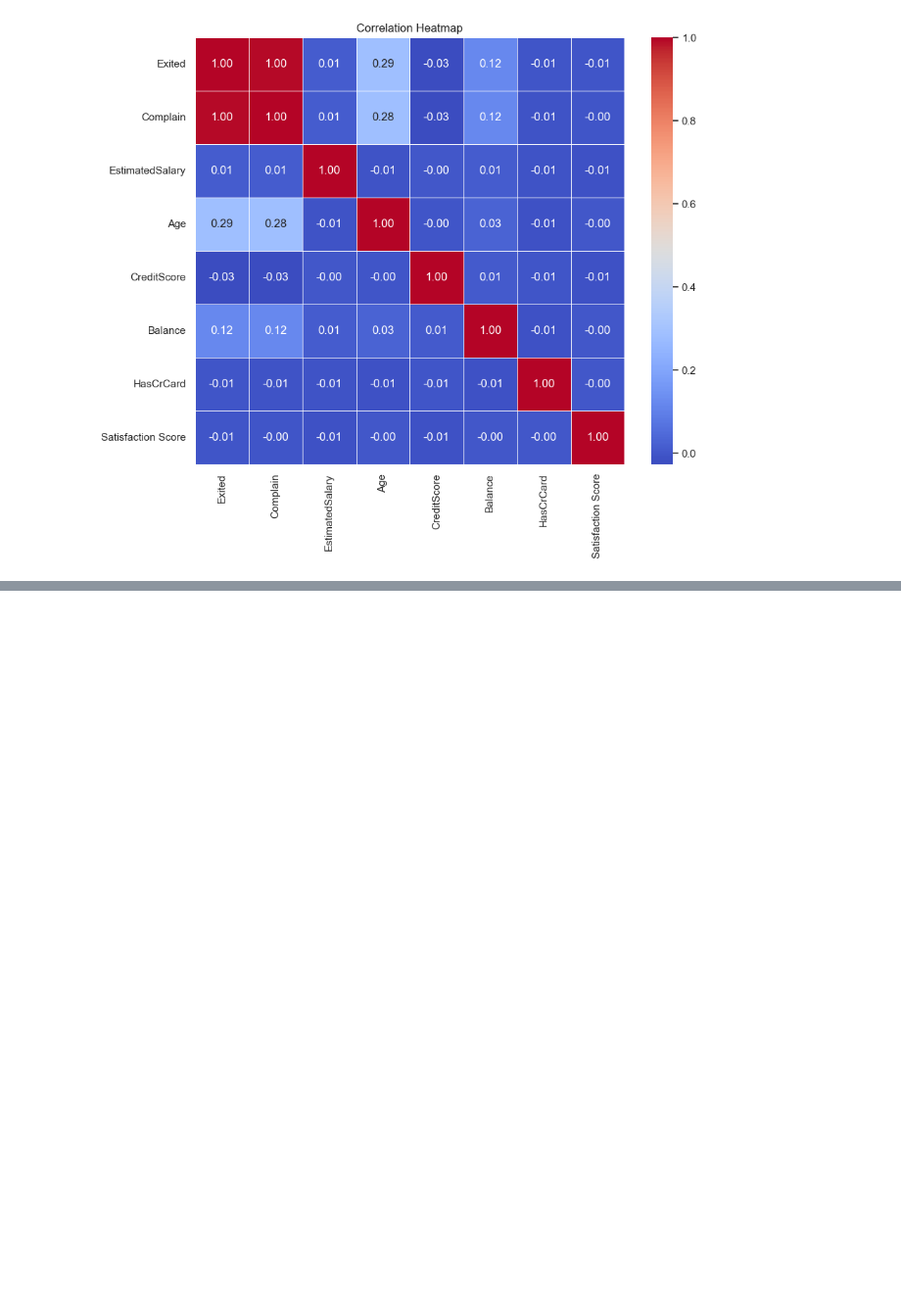
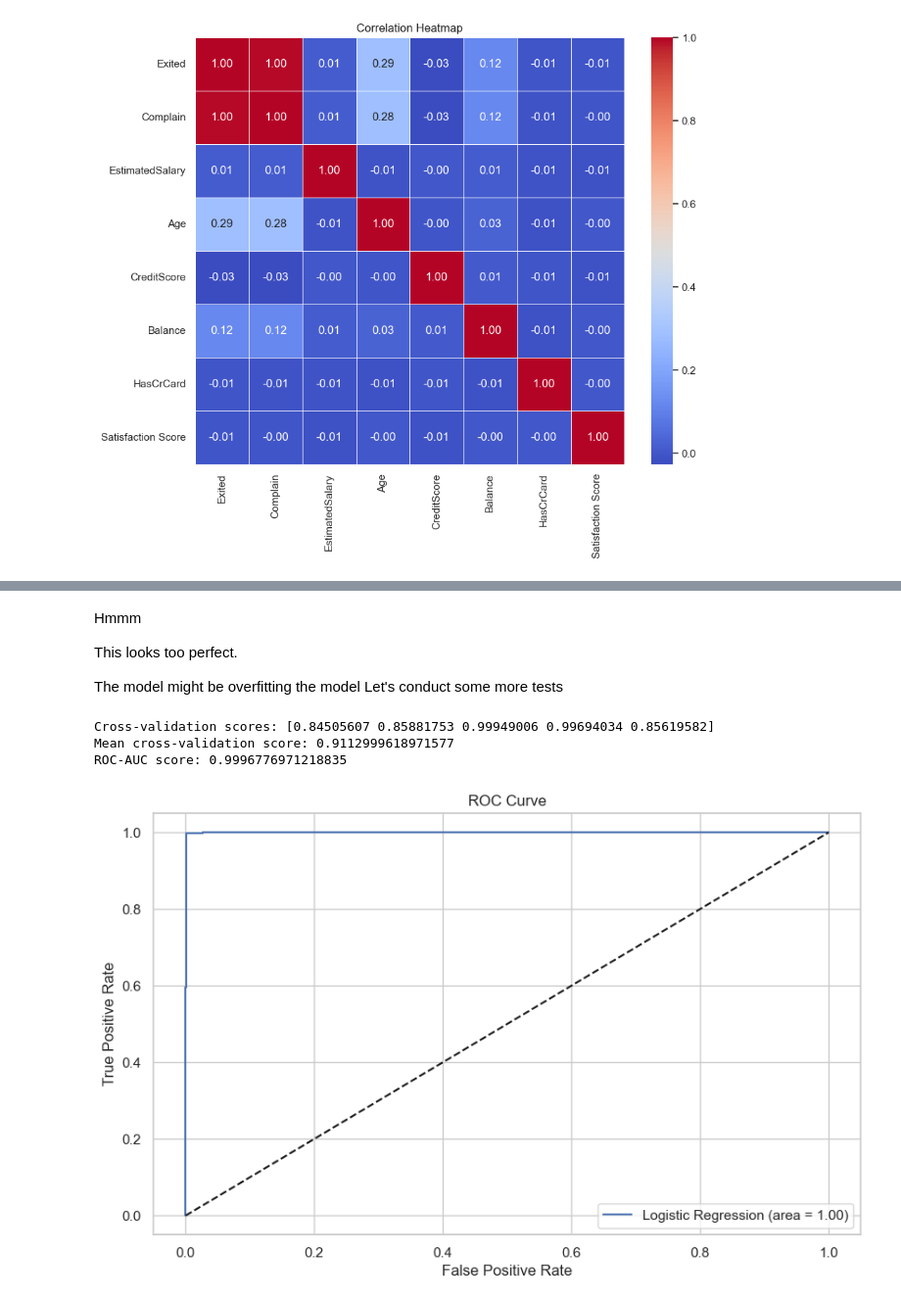
Before and after one commit to etimexo/Bank_customer_churn_predict, a Jupyter notebook: notebooks/book_1.ipynb, the cells around one changed output, grey strips where cells are left out. Shown at 98% size. Saved outputs shown, nothing was run; the diff lists cells and outputs as text; code cells hidden in the pictures; blank space fills up the shorter version.

Commit message:
Perform some more EDA, build and train the mode. Also testing the accuracy of the model

```diff
--- a/notebooks/book_1.ipynb
+++ b/notebooks/book_1.ipynb
@@ -187,0 +328,47 @@ Age also has a role to play in rate of exit cause the correlation between exit a
+# %% [markdown]
+Hmmm
+
+This looks too perfect.
+
+The model might be overfitting the model
+Let's conduct some more tests
+# %%
+from sklearn.model_selection import cross_val_score
+
+# Initialize the Logistic Regression model with class weight adjustment
+model = LogisticRegression(random_state=42, max_iter=1000, class_weight='balanced')
+
+# Perform 5-fold cross-validation
+cv_scores = cross_val_score(model, X, y, cv=5, scoring='accuracy')
+
+print(f"Cross-validation scores: {cv_scores}")
+print(f"Mean cross-validation score: {cv_scores.mean()}")
+
+# Evaluate using ROC-AUC score
+from sklearn.metrics import roc_auc_score, roc_curve
+
+# Train the model
+model.fit(X_train, y_train)
+
+# Make probability predictions
+y_pred_prob = model.predict_proba(X_test)[:, 1]
+
+# Calculate ROC-AUC score
+roc_auc = roc_auc_score(y_test, y_pred_prob)
+print(f"ROC-AUC score: {roc_auc}")
+
+# Plot ROC curve
+fpr, tpr, thresholds = roc_curve(y_test, y_pred_prob)
+plt.figure(figsize=(10, 6))
+plt.plot(fpr, tpr, label=f'Logistic Regression (area = {roc_auc:.2f})')
+plt.plot([0, 1], [0, 1], 'k--')
+plt.xlabel('False Positive Rate')
+plt.ylabel('True Positive Rate')
+plt.title('ROC Curve')
+plt.legend(loc='lower right')
+plt.show()
+# %% [output]
+Cross-validation scores: [0.84505607 0.85881753 0.99949006 0.99694034 0.85619582]
+Mean cross-validation score: 0.9112999618971577
+ROC-AUC score: 0.9996776971218835
+[figure, added]
```
Also changed, not shown: parts of 20 cells of this notebook.
